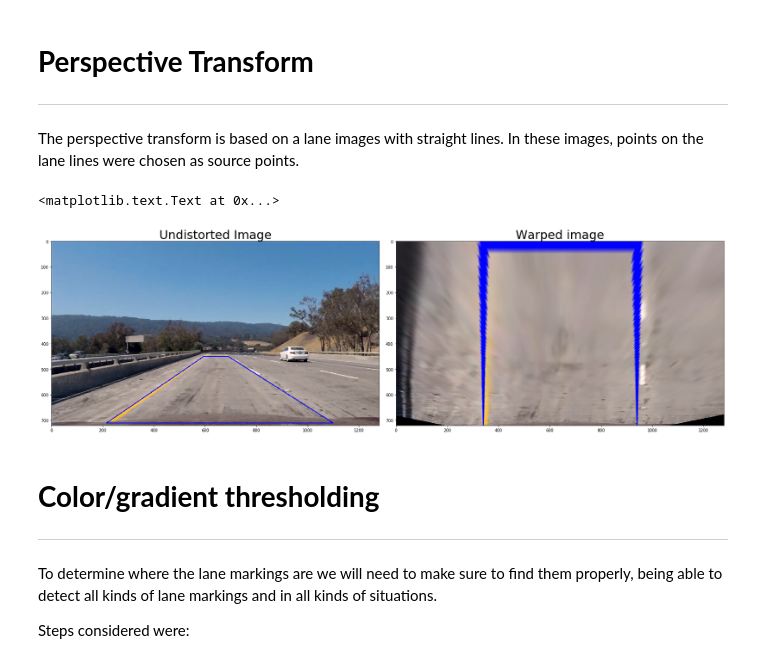
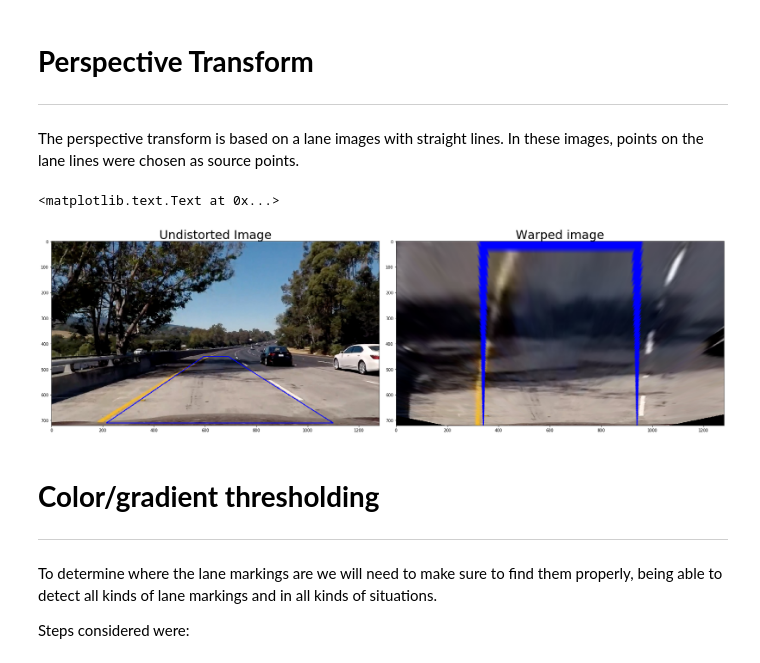
Before and after one commit to iceabella/Advanced-Lane-Finding, a Jupyter notebook: AdvancedLaneLines.ipynb, the cells around one changed output. Saved outputs shown, nothing was run; the diff lists cells and outputs as text; code cells hidden in the pictures.

```diff
--- a/AdvancedLaneLines.ipynb
+++ b/AdvancedLaneLines.ipynb
@@ -148,12 +148,11 @@ ax2.set_title('Undistorted Image', fontsize=30)
 The perspective transform is based on a lane images with straight lines. In these images, points on the lane lines were chosen as source points.
 # %%
 # Read in an image
-img = mpimg.imread('test_images/extra1.jpg')
+img = mpimg.imread('test_images/test5.jpg')
 #img = mpimg.imread('test_images/test6.jpg')
 
 # Perform image undistortion
 undist_img = cv2.undistort(img, mtx, dist, None, mtx)
-
 ref_right = 940 # reference value for right lane marking
 ref_left = 340 # reference value for left lane marking
 
@@ -164,34 +163,34 @@ ref_left = 340 # reference value for left lane marking
 #draw_img = cv2.cvtColor(np.uint8(undist_img*255), cv2.COLOR_GRAY2RGB)
 draw_img = np.copy(undist_img)
 
 # use straight camera image to find points, use these for all images
 src = np.float32([[215, 710], [595, 450], [690, 450], [1100, 710]])
 dst = np.float32([[ref_left,np.shape(undist_img)[0]], [ref_left,0], [ref_right,0], [ref_right,np.shape(undist_img)[0]]])
 
 cv2.polylines(draw_img, np.int32([src]), True, (0,0,255),2)
 
 # Compute perspective transform
 M = cv2.getPerspectiveTransform(src, dst)
 
 # Warp the image (make the transform)
 warped = cv2.warpPerspective(undist_img, M, (np.shape(undist_img)[1],np.shape(undist_img)[0]), flags=cv2.INTER_LINEAR)
 verify_warped = cv2.warpPerspective(draw_img, M, (np.shape(draw_img)[1],np.shape(draw_img)[0]), flags=cv2.INTER_LINEAR)
 
 f, axes = plt.subplots(1, 2, figsize=(24, 9))
 f.tight_layout()
 axes[0].imshow(draw_img,cmap='gray')
 axes[0].set_title('Undistorted Image', fontsize=30)
 # Plot additional points to check what to use for perspective transform
 #axes[0].plot([215,595,690,1100], [710,450,450,710])
 #axes[0].plot([640, 640],[0,720])
 #plt.show()
 axes[1].imshow(verify_warped,cmap='gray')
 axes[1].set_title('Warped image', fontsize=30)
 #axes[1].plot([ref_left,ref_left,ref_right,ref_right], [np.shape(undist_img)[0],0,0,np.shape(undist_img)[0]])
 #axes[1].plot(360,720,'ro')
 # %% [output]
 <matplotlib.text.Text at 0x...>
-[figure, old version]
+[figure, new version]
 # %% [markdown]
 # **Color/gradient thresholding**
 
```
Also changed, not shown: parts of 17 cells of this notebook.
